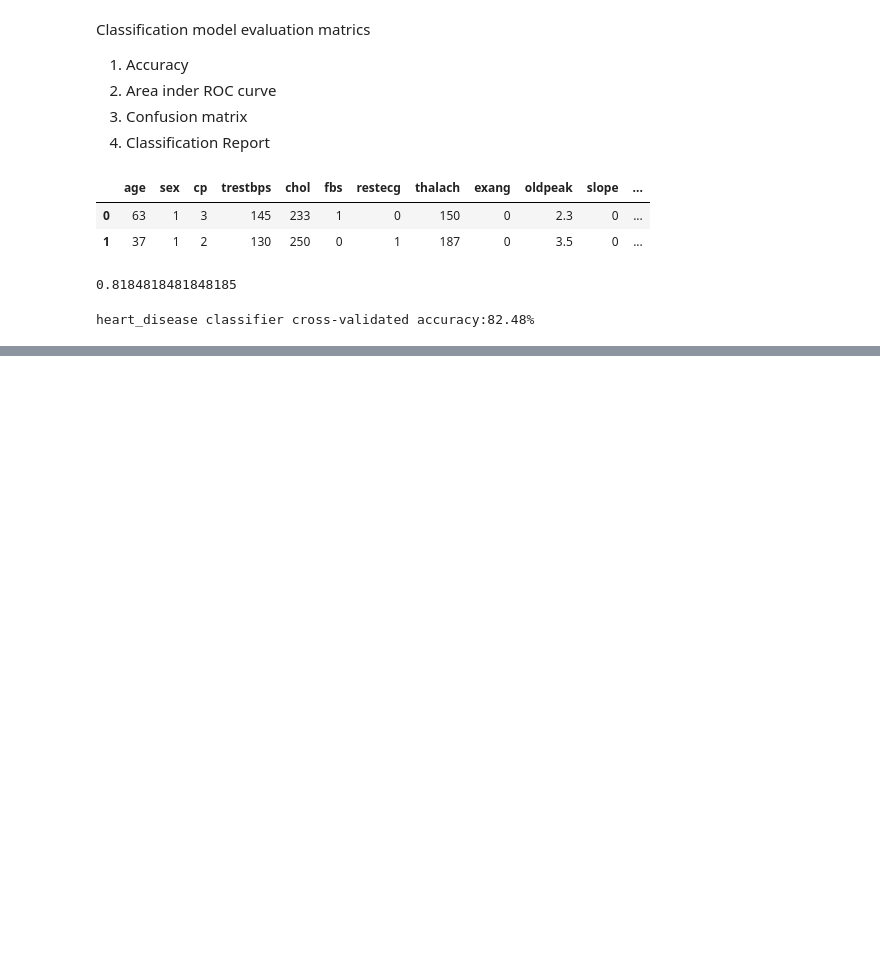
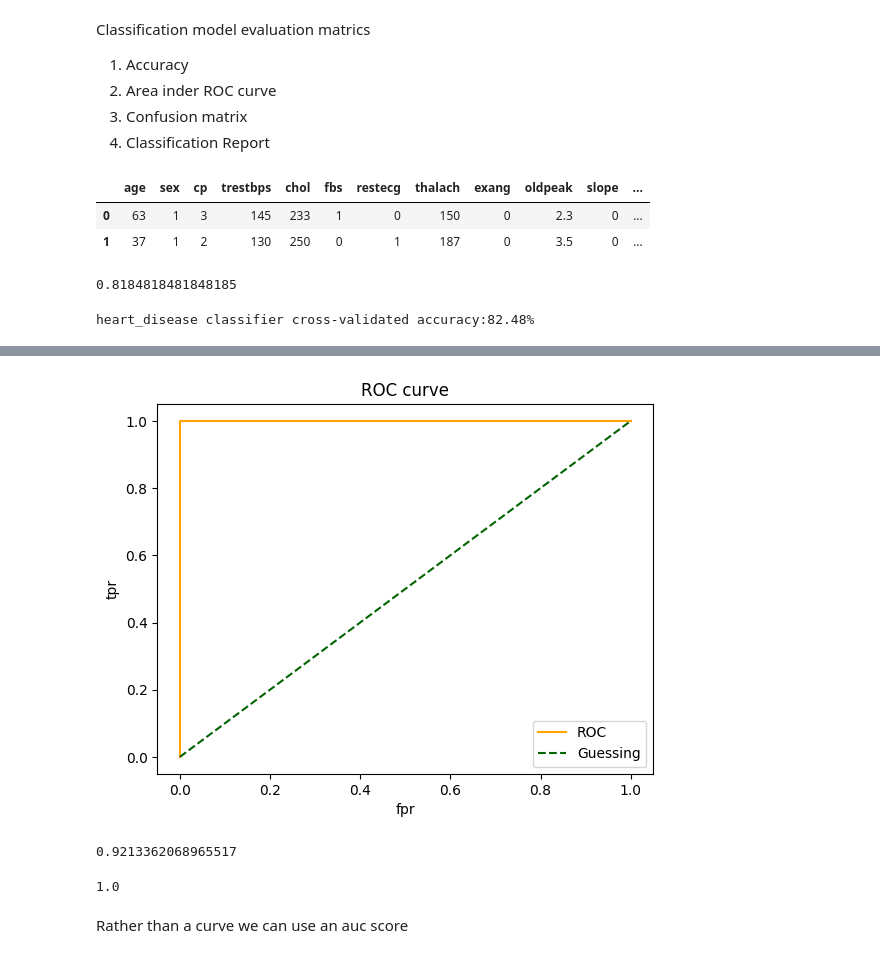
Before and after one commit to kanikaguptakk/Data_Science_Notes-, a Jupyter notebook: what_we_r_covering/classprob2_cont_3.ipynb, the cells around one changed output, grey strips where cells are left out. Drawn from its saved outputs; the diff is of its cells as text; code cells hidden in the pictures; blank space fills up the shorter version.

```diff
--- a/what_we_r_covering/classprob2_cont_3.ipynb
+++ b/what_we_r_covering/classprob2_cont_3.ipynb
@@ -93,0 +157,16 @@ heart_disease classifier cross-validated accuracy:82.48%
+# %%
+fpr, tpr, thresholds=roc_curve(Y_test, Y_test)
+plot_roc_curve(fpr, tpr)
+# %% [output]
+[figure, added]
+# %%
+from sklearn.metrics import roc_auc_score
+roc_auc_score(Y_test, Y_probs_positive)
+# %% [output]
+0.9213362068965517
+# %%
+roc_auc_score(Y_test, Y_test)
+# %% [output]
+1.0
+# %% [markdown]
+ Rather than a curve we can use an auc score
```
Also changed, not shown: parts of 5 cells of this notebook.
